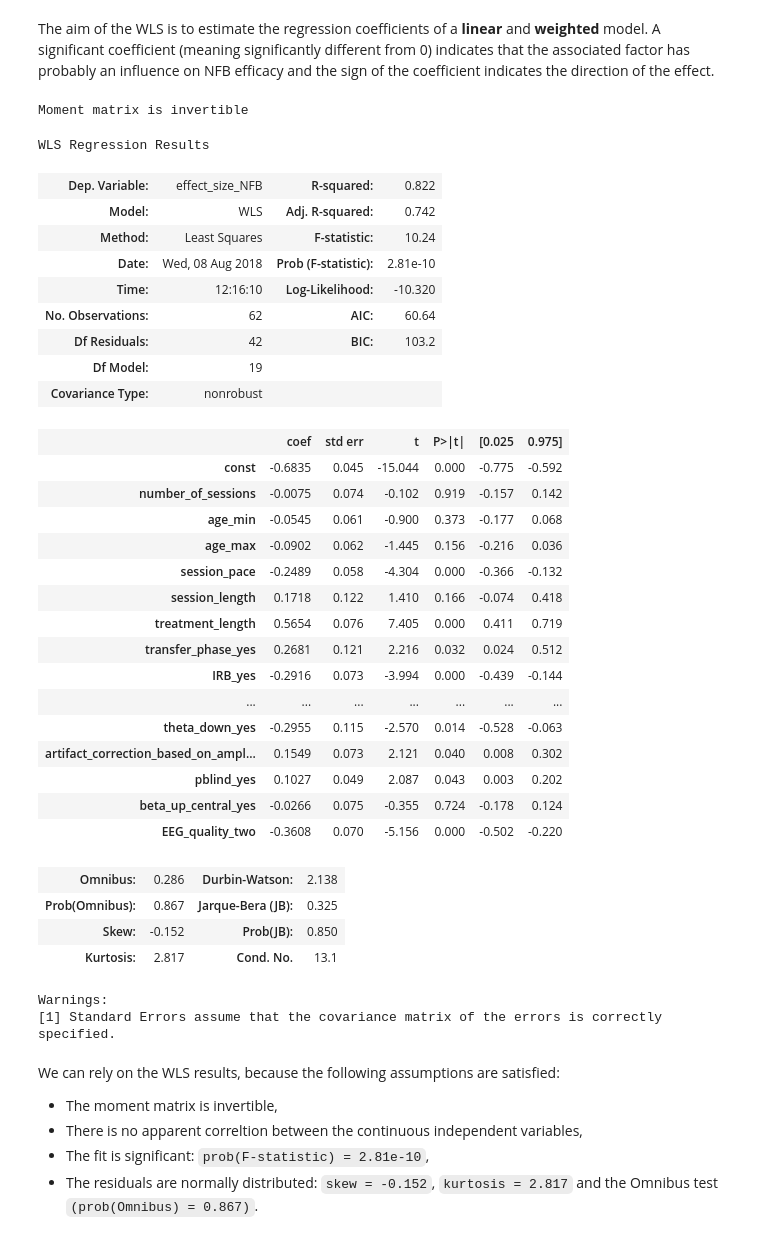
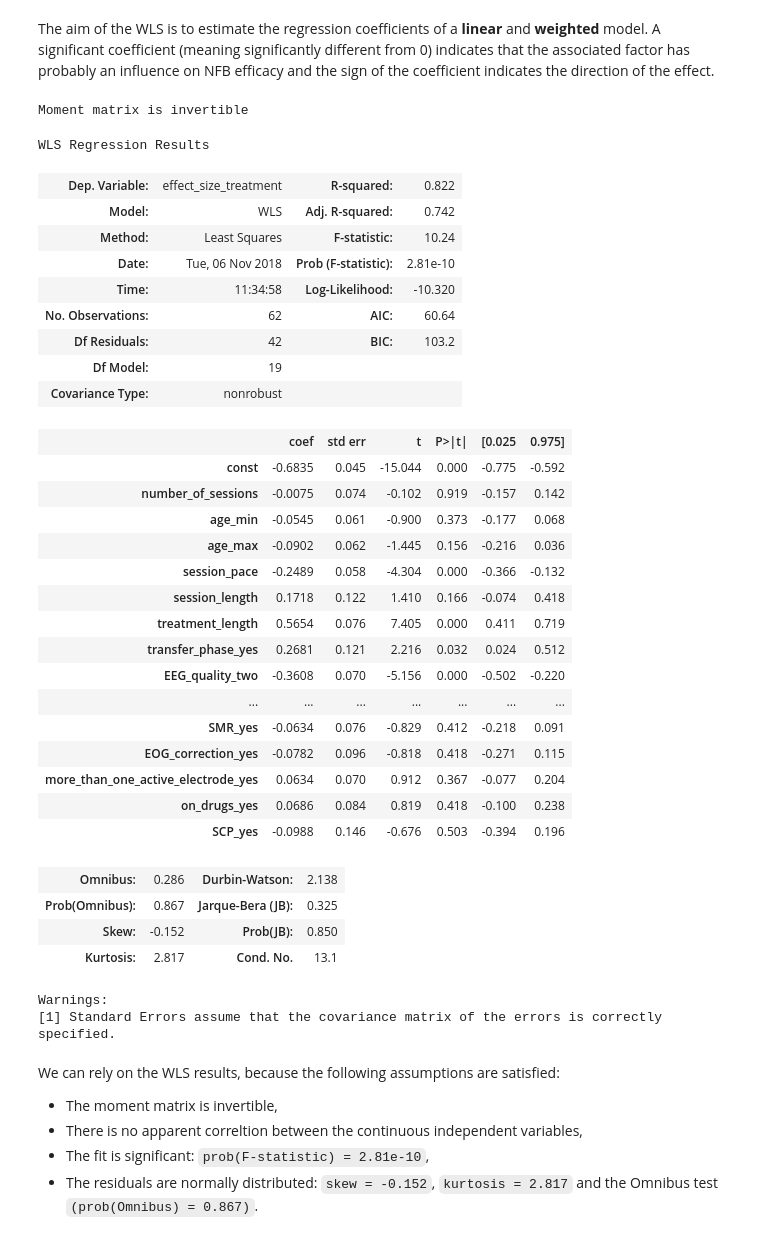
Before and after one commit to abussalb/meta-analysis-statistical-tools, a Jupyter notebook: examples/systematic-analysis-of-biases/SAOB_ADHD.ipynb, the cells around one changed output. Drawn from its saved outputs; the diff is of its cells as text; code cells hidden in the pictures.

```diff
--- a/examples/systematic-analysis-of-biases/SAOB_ADHD.ipynb
+++ b/examples/systematic-analysis-of-biases/SAOB_ADHD.ipynb
@@ -17,22 +17,29 @@ import sys
 from IPython.display import display
 
 # Add the path where the packages are
-# sys.path.append(r"C:\Users\Aurore Bussalb\Desktop\github_repo")
-import source_assess_NFB_efficacy.systematic_analysis_of_biases.import_csv_for_factors as icf
-import source_assess_NFB_efficacy.systematic_analysis_of_biases.perform_saob as saob
+# sys.path.append(r"C:\Users\Aurore Bussalb\meta-analysis-statistical-tools")
+import source_assess_treatment_efficacy.systematic_analysis_of_biases.import_csv_for_factors as icf
+import source_assess_treatment_efficacy.systematic_analysis_of_biases.perform_saob as saob
 
 %matplotlib inline
 
 # Import data from a csv file
-df_parents, df_teachers = icf.import_csv('values_total_meta_analysis_all_factors.csv')
-df = pd.concat([df_parents, df_teachers])
+df_parents, df_teachers, df_clinicians = icf.import_csv('values_total_meta_analysis_all_factors.csv')
+df = pd.concat([df_parents, df_teachers, df_clinicians])
+
+# Test if there are clinician scores
+if df_clinicians.empty == True:
+    df = pd.concat([df_parents, df_teachers])
+else:
+    df = pd.concat([df_parents, df_teachers, df_clinicians])
 # %% [markdown]
 ## Compute the within effect size
 # %% [markdown]
 We compute the within subject effect size (Cohen, 1988) for each clinical scale available in the articles included in the analysis.
 # %%
 # Cohen J. (1988). Statistical Power Analysis for the Behavioral Sciences
-df['effect_size_NFB'] = df[['mean_post_test_NFB','mean_pre_test_NFB','std_post_test_NFB','std_pre_test_NFB']
+df['effect_size_treatment'] = df[['mean_post_test_treatment','mean_pre_test_treatment',
+                                  'std_post_test_treatment','std_pre_test_treatment']
                                 ].apply(lambda row:saob.effect_size_within_subjects(**row), axis=1)
 # %% [markdown]
 ## Preprocess factors
@@ -81,44 +88,44 @@ Number of sessions, session and treatment length are more variable across studie
 In order to prevent any bias, it is possible to hide factor names during the analysis:
 # %%
 # Run this cell to hide variable names
-X.columns = random.sample(range(1, len(X.columns)+1), len(X.columns))
-X_non_standardized.columns = X.columns
+# X.columns = random.sample(range(1, len(X.columns)+1), len(X.columns))
+# X_non_standardized.columns = X.columns
 # %% [markdown]
 ## First method: Weighted Least Squares (WLS)
 # %% [markdown]
 The aim of the WLS is to estimate the regression coefficients of a **linear** and **weighted** model. A significant coefficient (meaning significantly different from 0) indicates that the associated factor has probably an influence on NFB efficacy and the sign of the coefficient indicates the direction of the effect.
 # %%
 # WLS
-summary = saob.weighted_linear_regression(df, X, df['effect_size_NFB'])
+summary = saob.weighted_linear_regression(df, X, df['effect_size_treatment'])
 display(summary)
 # %% [output]
 Moment matrix is invertible
 WLS Regression Results
-| Dep. Variable: | effect_size_NFB | R-squared: | 0.822 |
+| Dep. Variable: | effect_size_treatment | R-squared: | 0.822 |
 | Model: | WLS | Adj. R-squared: | 0.742 |
 | Method: | Least Squares | F-statistic: | 10.24 |
-| Date: | Wed, 08 Aug 2018 | Prob (F-statistic): | 2.81e-10 |
-| Time: | 12:16:10 | Log-Likelihood: | -10.320 |
+| Date: | Tue, 06 Nov 2018 | Prob (F-statistic): | 2.81e-10 |
+| Time: | 11:34:58 | Log-Likelihood: | -10.320 |
 | No. Observations: | 62 | AIC: | 60.64 |
 | Df Residuals: | 42 | BIC: | 103.2 |
 | Df Model: | 19 |  |  |
 | Covariance Type: | nonrobust |  |  |
 |  | coef | std err | t | P>|t| | [0.025 | 0.975] |
 | const | -0.6835 | 0.045 | -15.044 | 0.000 | -0.775 | -0.592 |
 | number_of_sessions | -0.0075 | 0.074 | -0.102 | 0.919 | -0.157 | 0.142 |
 | age_min | -0.0545 | 0.061 | -0.900 | 0.373 | -0.177 | 0.068 |
 | age_max | -0.0902 | 0.062 | -1.445 | 0.156 | -0.216 | 0.036 |
 | session_pace | -0.2489 | 0.058 | -4.304 | 0.000 | -0.366 | -0.132 |
 | session_length | 0.1718 | 0.122 | 1.410 | 0.166 | -0.074 | 0.418 |
 | treatment_length | 0.5654 | 0.076 | 7.405 | 0.000 | 0.411 | 0.719 |
 | transfer_phase_yes | 0.2681 | 0.121 | 2.216 | 0.032 | 0.024 | 0.512 |
-| IRB_yes | -0.2916 | 0.073 | -3.994 | 0.000 | -0.439 | -0.144 |
+| EEG_quality_two | -0.3608 | 0.070 | -5.156 | 0.000 | -0.502 | -0.220 |
 | ... | ... | ... | ... | ... | ... | ... |
-| theta_down_yes | -0.2955 | 0.115 | -2.570 | 0.014 | -0.528 | -0.063 |
-| artifact_correction_based_on_ampl... | 0.1549 | 0.073 | 2.121 | 0.040 | 0.008 | 0.302 |
-| pblind_yes | 0.1027 | 0.049 | 2.087 | 0.043 | 0.003 | 0.202 |
-| beta_up_central_yes | -0.0266 | 0.075 | -0.355 | 0.724 | -0.178 | 0.124 |
-| EEG_quality_two | -0.3608 | 0.070 | -5.156 | 0.000 | -0.502 | -0.220 |
+| SMR_yes | -0.0634 | 0.076 | -0.829 | 0.412 | -0.218 | 0.091 |
+| EOG_correction_yes | -0.0782 | 0.096 | -0.818 | 0.418 | -0.271 | 0.115 |
+| more_than_one_active_electrode_yes | 0.0634 | 0.070 | 0.912 | 0.367 | -0.077 | 0.204 |
+| on_drugs_yes | 0.0686 | 0.084 | 0.819 | 0.418 | -0.100 | 0.238 |
+| SCP_yes | -0.0988 | 0.146 | -0.676 | 0.503 | -0.394 | 0.196 |
 | Omnibus: | 0.286 | Durbin-Watson: | 2.138 |
 | Prob(Omnibus): | 0.867 | Jarque-Bera (JB): | 0.325 |
 | Skew: | -0.152 | Prob(JB): | 0.850 |
```
Also changed, not shown: parts of 8 cells of this notebook, 2 other files.
